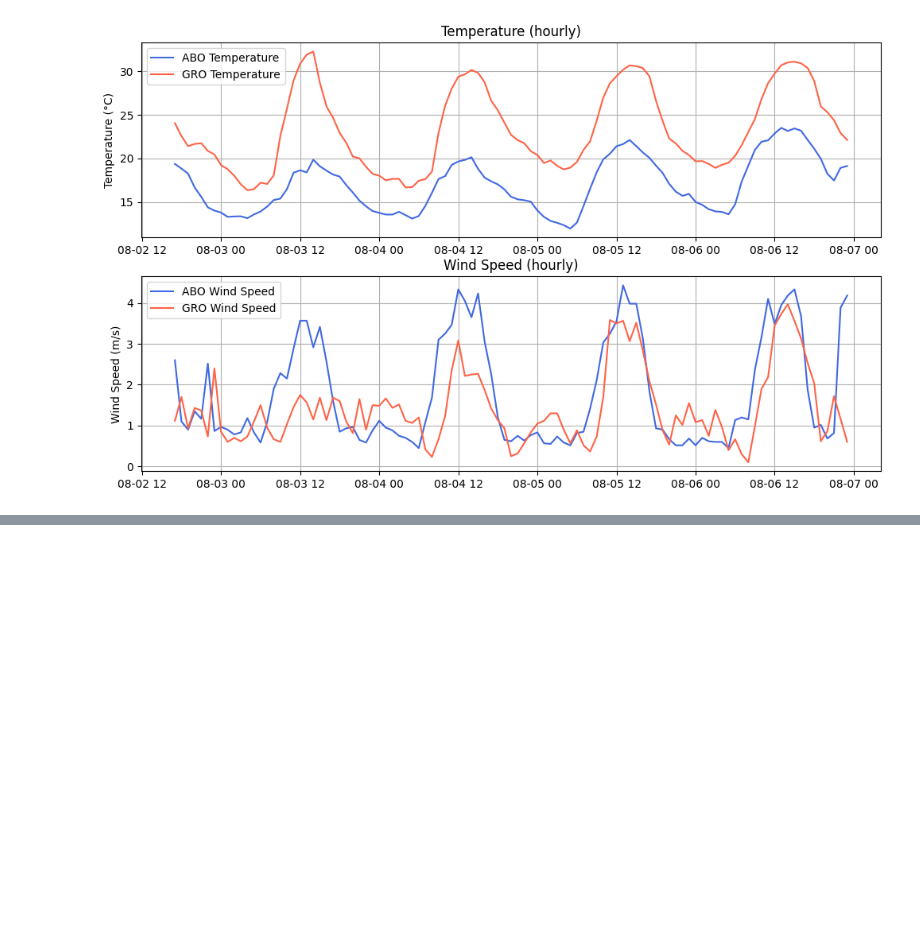
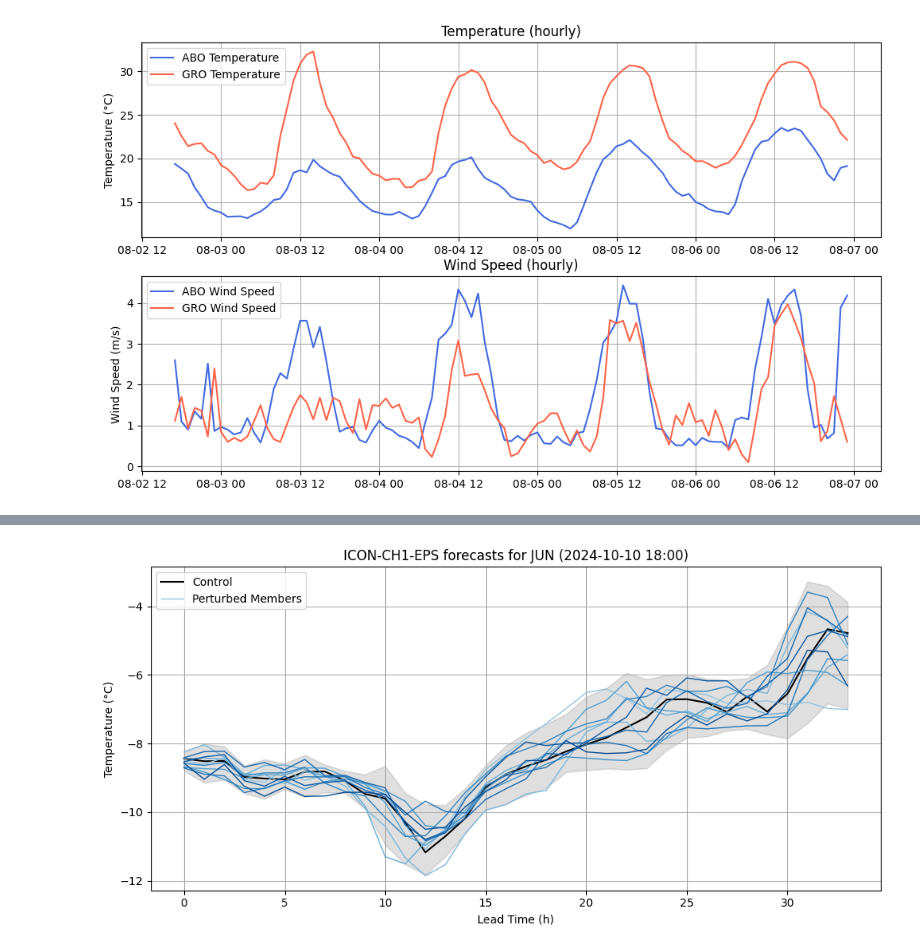
Before and after one commit to dzambon/peakweather-docs, a Jupyter notebook: docs/source/examples/peakweather_demo.ipynb, the cells around one changed output, grey strips where cells are left out. Drawn from its saved outputs; the diff is of its cells as text; code cells hidden in the pictures; blank space fills up the shorter version.

```diff
--- a/docs/source/examples/peakweather_demo.ipynb
+++ b/docs/source/examples/peakweather_demo.ipynb
@@ -140,0 +149,4 @@ plt.show()
+# %%
+ds = PeakWeatherDataset(extended_nwp_vars='all',
+                        extended_topo_vars='all',
+                        freq='h')
@@ -140,0 +164,2 @@ plt.show()
+# %%
+icon_data = ds.get_icon_data('temperature')
@@ -140,0 +184,37 @@ plt.show()
+# %%
+from matplotlib import cm
+import numpy as np
+
+reftime = '2024-10-10 18:00'
+station_name = 'JUN'
+ensembles = icon_data.sel(nat_abbr=station_name, reftime=reftime).to_array().data[0]
+
+
+lead_times = np.arange(ensembles.shape[0])
+
+n_ensembles = ensembles.shape[1]
+colors = cm.Blues(np.linspace(0.4, 0.9, n_ensembles -1 ))
+
+fig, ax = plt.subplots(figsize=(10, 5))
+
+for i in range(n_ensembles):
+    if i == 0:
+        ax.plot(ensembles[:, i], color='black', linewidth=1.5, label='Control')
+    else:
+        label = 'Perturbed Members' if i == 1 else None
+        ax.plot(ensembles[:, i], color=colors[i - 1], linewidth=1, label=label)
+
+mean = np.mean(ensembles, axis=1)
+std = np.std(ensembles, axis=1)
+ax.fill_between(lead_times, mean - 2*std, mean + 2*std, color='grey', alpha=0.25)
+
+ax.set_title(f"ICON-CH1-EPS forecasts for {station_name} ({reftime})")
+ax.set_xlabel("Lead Time (h)")
+ax.set_ylabel("Temperature (°C)")
+ax.grid(True)
+ax.legend()
+
+plt.tight_layout()
+plt.show()
+# %% [output]
+[figure, added]
```
Also changed, not shown: parts of 3 cells of this notebook, 1 other file.
